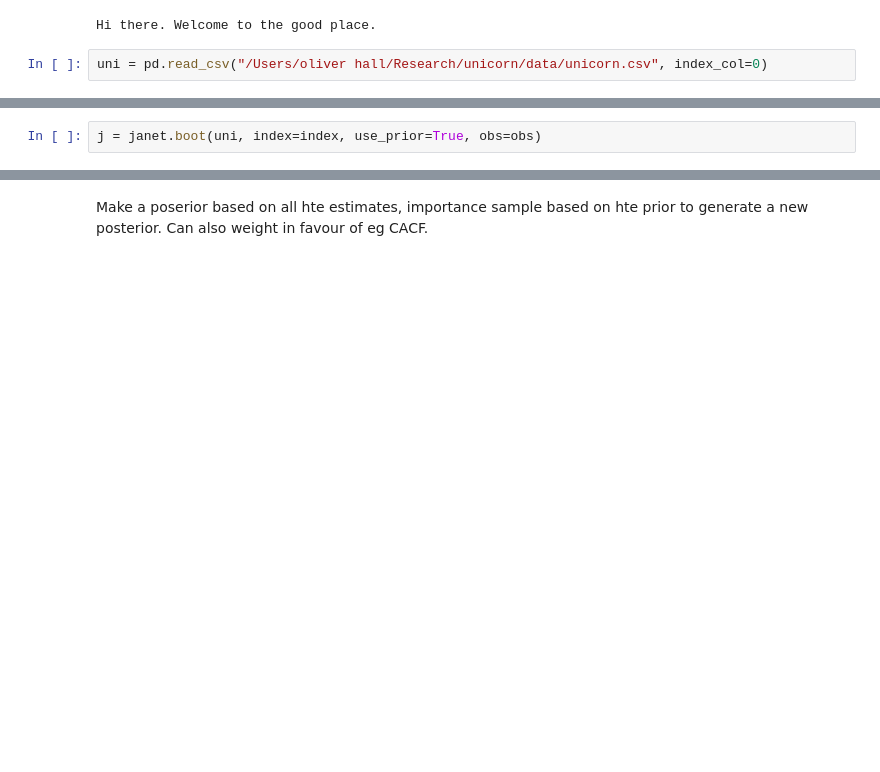
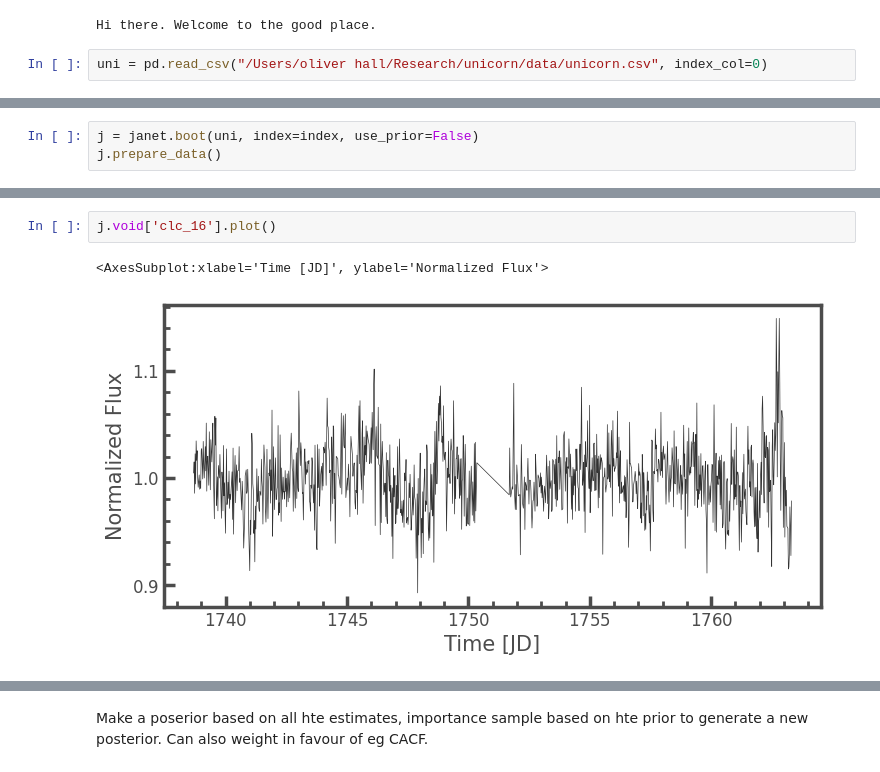
Before and after one commit to ojhall94/michael, a Jupyter notebook: Examples/Example.ipynb, the cells around one changed output, grey strips where cells are left out. Saved outputs shown, nothing was run; the diff lists cells and outputs as text; blank space fills up the shorter version.

Commit message:
added unpopular data loader. Some issues with y-axis normalization inconsistency

```diff
--- a/Examples/Example.ipynb
+++ b/Examples/Example.ipynb
@@ -57,2 +22,3 @@ for col in ['Teff','logg','MG','bp_rp']:
 # %%
-j = janet.boot(uni, index=index, use_prior=True, obs=obs)
+j = janet.boot(uni, index=index, use_prior=False)
+j.prepare_data()
@@ -58,0 +49,5 @@ j = janet.boot(uni, index=index, use_prior=True, obs=obs)
+# %%
+j.void['clc_16'].plot()
+# %% [output]
+<AxesSubplot:xlabel='Time [JD]', ylabel='Normalized Flux'>
+[figure, added]
```
Also changed, not shown: parts of 20 cells of this notebook, 2 other files.
